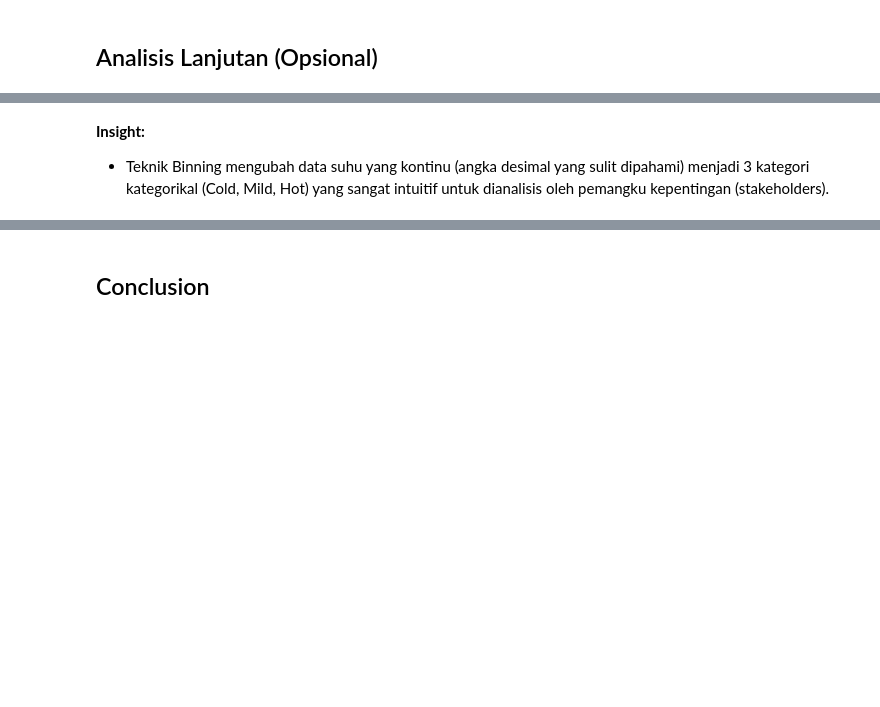
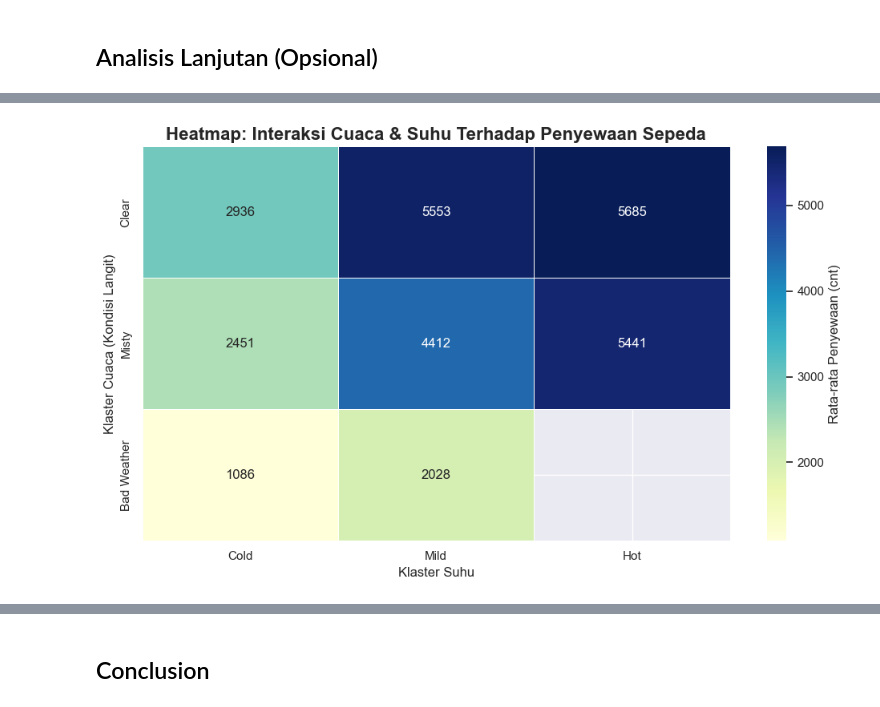
Before and after one commit to alvisdiy/Analisis-Data-Bike-Sharing, a Jupyter notebook: Proyek_Analisis_Data.ipynb, the cells around one changed output, grey strips where cells are left out. Drawn from its saved outputs; the diff is of its cells as text; code cells hidden in the pictures; blank space fills up the shorter version.

```diff
--- a/Proyek_Analisis_Data.ipynb
+++ b/Proyek_Analisis_Data.ipynb
@@ -405,3 +379,58 @@ day_df.to_csv("main_data.csv", index=False)
-# %% [markdown]
-**Insight:**
-- Teknik Binning mengubah data suhu yang kontinu (angka desimal yang sulit dipahami) menjadi 3 kategori kategorikal (Cold, Mild, Hot) yang sangat intuitif untuk dianalisis oleh pemangku kepentingan (stakeholders).
+# %%
+# ANALISIS LANJUTAN: Pengaruh Kombinasi Cuaca dan Suhu terhadap Total Penyewaan (cnt)
+
+# 1. Pastikan kolom temp_cluster (Cold, Mild, Hot) sudah ada
+def categorize_temp(temp_norm):
+    if temp_norm < 0.35:
+        return 'Cold'
+    elif temp_norm < 0.65:
+        return 'Mild'
+    else:
+        return 'Hot'
+
+day_df['temp_cluster'] = day_df['temp'].apply(categorize_temp)
+
+# 2. Pastikan kolom weather_cluster (Clear, Misty, Bad Weather) sudah ada
+def cluster_weather(weathersit):
+    if weathersit == 1:
+        return 'Clear'
+    elif weathersit == 2:
+        return 'Misty'
+    else:
+        return 'Bad Weather'
+
+day_df['weather_cluster'] = day_df['weathersit'].apply(cluster_weather)
+
+# 3. Membuat Pivot Table untuk Heatmap
+pivot_weather_temp = day_df.pivot_table(
+    index='weather_cluster',
+    columns='temp_cluster',
+    values='cnt',
+    aggfunc='mean'
+)
+
+# Susun urutan agar logis di grafik
+pivot_weather_temp = pivot_weather_temp[['Cold', 'Mild', 'Hot']]
+pivot_weather_temp = pivot_weather_temp.reindex(['Clear', 'Misty', 'Bad Weather'])
+
+# 4. Visualisasi dengan Heatmap Seaborn
+plt.figure(figsize=(10, 6))
+sns.heatmap(
+    pivot_weather_temp,
+    annot=True,
+    fmt=".0f",
+    cmap="YlGnBu",
+    linewidths=.5,
+    cbar_kws={'label': 'Rata-rata Penyewaan (cnt)'}
+)
+
+plt.title('Heatmap: Interaksi Cuaca & Suhu Terhadap Penyewaan Sepeda', fontsize=16, fontweight='bold')
+plt.xlabel('Klaster Suhu', fontsize=12)
+plt.ylabel('Klaster Cuaca (Kondisi Langit)', fontsize=12)
+plt.tight_layout()
+plt.show()
+
+# Simpan data yang sudah punya fitur lengkap untuk Dashboard
+day_df.to_csv("main_data.csv", index=False)
+# %% [output]
+[figure, added]
```
Also changed, not shown: parts of 15 cells of this notebook, 2 other files.
